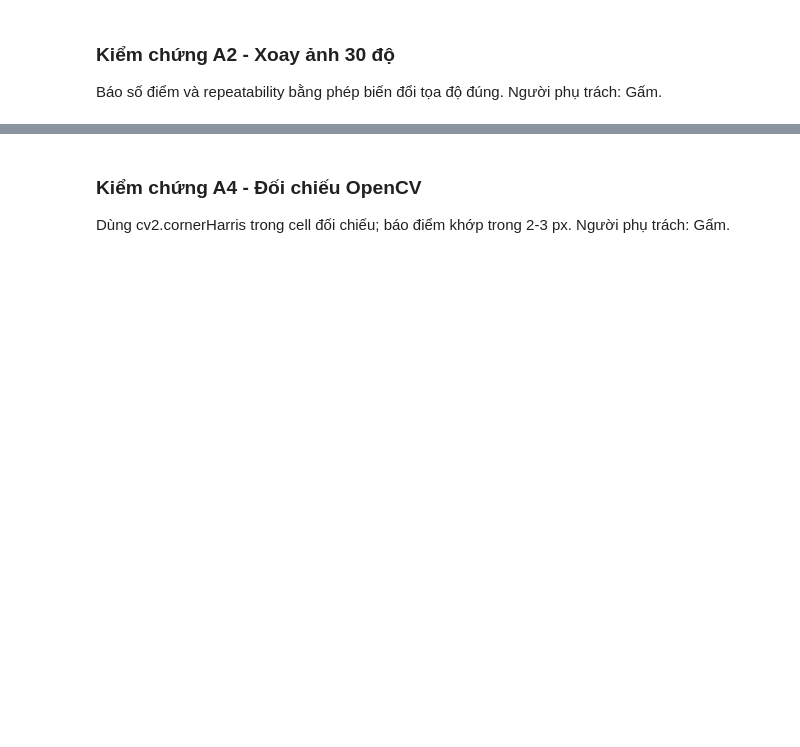
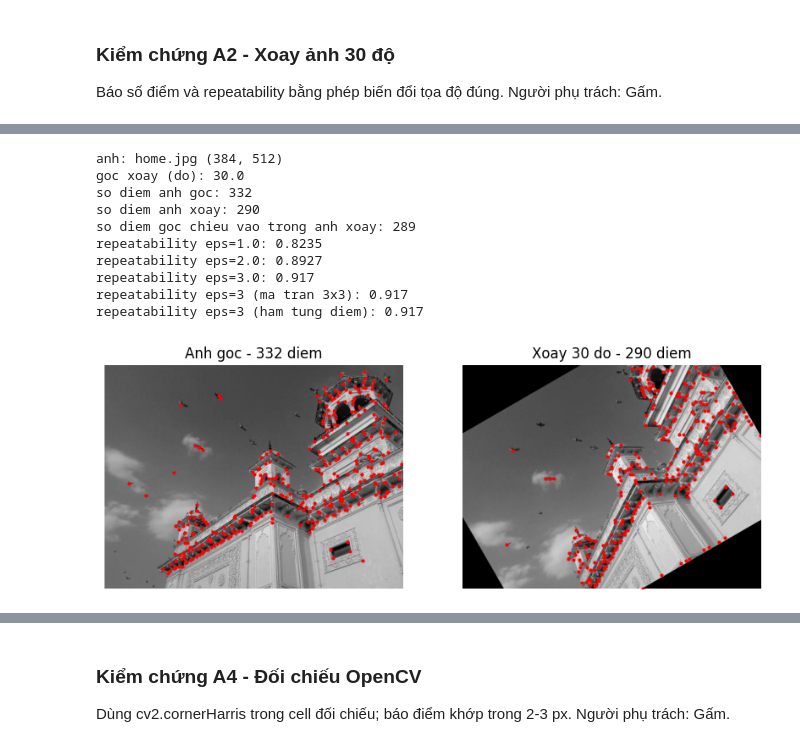
Before and after one commit to NguyenTanHiep07/xla-121036, a Jupyter notebook: bai_tap_2/lam_viec/bt2_gam.ipynb, the cells around one changed output, grey strips where cells are left out. Drawn from its saved outputs; the diff is of its cells as text; code cells hidden in the pictures; blank space fills up the shorter version.

```diff
--- a/bai_tap_2/lam_viec/bt2_gam.ipynb
+++ b/bai_tap_2/lam_viec/bt2_gam.ipynb
@@ -190,6 +215,14 @@ Tỉ lệ trong [0, 1]. transform ánh xạ (row, col) của A sang B; chỉ tí
 # %%
 
 def repeatability(pts_a, pts_b, transform, img_shape, eps=3.0):
+    """Tỉ lệ điểm của A tìm lại được trong B (sai lệch <= eps px).
+
+    transform:
+      - hàm nhận MỘT điểm (row, col) của A, trả (row, col) trong B; hoặc
+      - ma trận 3x3 theo quy ước OpenCV, tác động lên (x, y, 1) = (col, row, 1).
+    Chỉ tính các điểm của A có ảnh chiếu nằm trong ảnh B (kích thước img_shape).
+    Không có điểm nào hợp lệ thì trả 0.0.
+    """
     pts_a = np.asarray(pts_a, dtype=np.float64)
     pts_b = np.asarray(pts_b, dtype=np.float64)
 
@@ -200,8 +233,8 @@ def repeatability(pts_a, pts_b, transform, img_shape, eps=3.0):
     coords_b = pts_b.reshape(-1, pts_b.shape[-1])[:, :2]
 
     if callable(transform):
-        projected = np.asarray(
-            transform(coords_a),
+        projected = np.array(
+            [transform(p) for p in coords_a],
             dtype=np.float64
         ).reshape(-1, 2)
     else:
@@ -483,3 +612,70 @@ Nếu tự viết hoàn toàn, xóa cell mẫu này. Không dùng mẫu này đ
+# %%
+
+# A2 - xoay anh 30 do quanh tam anh
+import cv2  # chi dung de doc anh va xoay anh, khong dung trong cai dat
+
+anh_goc = cv2.imread(str(IMAGES_DIR / "home.jpg"), cv2.IMREAD_GRAYSCALE)
+anh_goc = anh_goc.astype(np.float64)
+h, w = anh_goc.shape
+
+goc = 30.0
+M = cv2.getRotationMatrix2D((w / 2, h / 2), goc, 1.0)
+anh_xoay = cv2.warpAffine(anh_goc, M, (w, h))
+H_xoay = np.vstack([M, [0, 0, 1]])
+
+pts_goc = harris_classic(anh_goc)
+pts_xoay = harris_classic(anh_xoay)
+
+
+def xoay_diem(p):
+    # p = (row, col) trong anh goc -> (row, col) trong anh xoay
+    x, y = p[1], p[0]
+    x2 = M[0, 0] * x + M[0, 1] * y + M[0, 2]
+    y2 = M[1, 0] * x + M[1, 1] * y + M[1, 2]
+    return (y2, x2)
+
+
+rep_H = repeatability(pts_goc, pts_xoay, H_xoay, anh_xoay.shape, eps=3.0)
+rep_ham = repeatability(pts_goc, pts_xoay, xoay_diem, anh_xoay.shape, eps=3.0)
+
+# so diem cua A con nam trong anh B sau khi chieu
+chieu = np.array([xoay_diem(p) for p in pts_goc[:, :2]])
+trong_anh = ((chieu[:, 0] >= 0) & (chieu[:, 0] < h)
+             & (chieu[:, 1] >= 0) & (chieu[:, 1] < w))
+
+print("anh:", "home.jpg", anh_goc.shape)
+print("goc xoay (do):", goc)
+print("so diem anh goc:", len(pts_goc))
+print("so diem anh xoay:", len(pts_xoay))
+print("so diem goc chieu vao trong anh xoay:", int(trong_anh.sum()))
+for e in (1.0, 2.0, 3.0):
+    print(f"repeatability eps={e}:",
+          round(repeatability(pts_goc, pts_xoay, H_xoay, anh_xoay.shape, eps=e), 4))
+print("repeatability eps=3 (ma tran 3x3):", round(rep_H, 4))
+print("repeatability eps=3 (ham tung diem):", round(rep_ham, 4))
+
+fig, ax = plt.subplots(1, 2, figsize=(10, 4))
+ax[0].imshow(anh_goc, cmap="gray")
+ax[0].scatter(pts_goc[:, 1], pts_goc[:, 0], s=4, c="r")
+ax[0].set_title(f"Anh goc - {len(pts_goc)} diem")
+ax[1].imshow(anh_xoay, cmap="gray")
+ax[1].scatter(pts_xoay[:, 1], pts_xoay[:, 0], s=4, c="r")
+ax[1].set_title(f"Xoay 30 do - {len(pts_xoay)} diem")
+for a in ax:
+    a.axis("off")
+plt.show()
+# %% [output]
+anh: home.jpg (384, 512)
+goc xoay (do): 30.0
+so diem anh goc: 332
+so diem anh xoay: 290
+so diem goc chieu vao trong anh xoay: 289
+repeatability eps=1.0: 0.8235
+repeatability eps=2.0: 0.8927
+repeatability eps=3.0: 0.917
+repeatability eps=3 (ma tran 3x3): 0.917
+repeatability eps=3 (ham tung diem): 0.917
+[figure, added]
 # %% [markdown]
 **Nhận xét kiểm chứng:**
 
```
Also changed, not shown: parts of 14 cells of this notebook.
